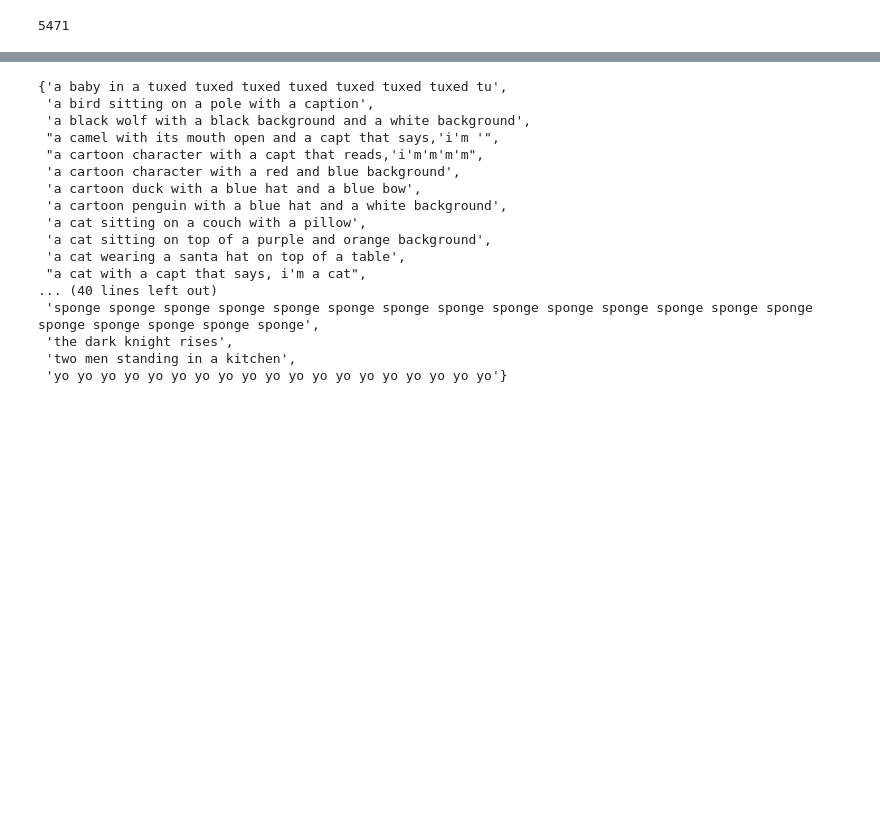
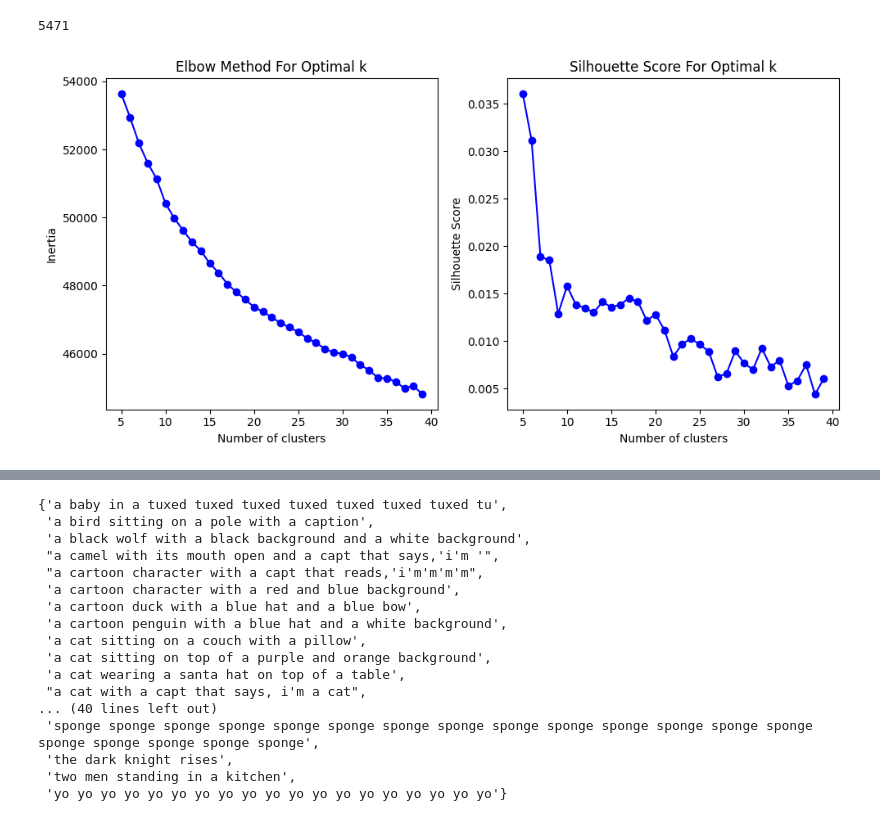
Before and after one commit to nursaltyn/meme_caption_generator, a Jupyter notebook: img_captioning_2.ipynb, the cells around one changed output, grey strips where cells are left out. Drawn from its saved outputs; the diff is of its cells as text; code cells hidden in the pictures; blank space fills up the shorter version.

```diff
--- a/img_captioning_2.ipynb
+++ b/img_captioning_2.ipynb
@@ -591,6 +589,6 @@ dict_keys(['Y U No', 'Bad Luck Brian', 'Willy Wonka', 'The Most Interesting Man
 import pandas as pd
 from collections import Counter
 # %%
-df = pd.read_csv("/Users/nursulusagimbayeva/Downloads/BMW_intern_GenAI_coding_task/meme_caption_generator/memes_900k_files/sentiments_captions.csv")
+df = pd.read_csv("memes_900k_files/sentiments_captions.csv")
 # %%
 df_angry = df[df['sentiments']=='angry']
@@ -666,3 +685,6 @@ len(brace_yourselves_processed)
 embeddings_brace_yourselves = get_bert_embeddings(brace_yourselves_processed, tokenizer, model)
 # %%
 np.savez('embeddings_brace_yourselves.npz')
+# %%
+documents = brace_yourselves_processed
+embeddings = embeddings_brace_yourselves
@@ -668,0 +695,84 @@ np.savez('embeddings_brace_yourselves.npz')
+# %%
+# Elbow Method to determine optimal number of clusters
+inertia = []
+silhouette_scores = []
+K = range(5, 40)
+for k in K:
+    km = KMeans(n_clusters=k, random_state=42)
+    km.fit(embeddings)
+    inertia.append(km.inertia_)
+    silhouette_scores.append(silhouette_score(embeddings, km.labels_))
+
+# Plotting the Elbow Method results
+plt.figure(figsize=(10, 5))
+plt.subplot(1, 2, 1)
+plt.plot(K, inertia, 'bo-')
+plt.xlabel('Number of clusters')
+plt.ylabel('Inertia')
+plt.title('Elbow Method For Optimal k')
+
+# Plotting the Silhouette Scores
+plt.subplot(1, 2, 2)
+plt.plot(K, silhouette_scores, 'bo-')
+plt.xlabel('Number of clusters')
+plt.ylabel('Silhouette Score')
+plt.title('Silhouette Score For Optimal k')
+plt.tight_layout()
+plt.show()
+
+# Choose the optimal number of clusters based on the plots
+optimal_clusters = 2  # Assume this based on the elbow method and silhouette score
+
+# Clustering using KMeans with optimal number of clusters
+km = KMeans(n_clusters=optimal_clusters, random_state=42)
+clusters = km.fit_predict(embeddings)
+
+# Access cluster centers
+cluster_centers = km.cluster_centers_
+
+# Dimensionality Reduction using PCA
+pca = PCA(n_components=2)
+reduced_embeddings_pca = pca.fit_transform(embeddings)
+reduced_cluster_centers_pca = pca.transform(cluster_centers)
+
+# Dimensionality Reduction using t-SNE (with perplexity less than number of samples)
+tsne = TSNE(n_components=2, perplexity=2, random_state=42)
+reduced_embeddings_tsne = tsne.fit_transform(embeddings)
+reduced_cluster_centers_tsne = tsne.fit_transform(cluster_centers)
+
+# Create a DataFrame for plotting
+plot_df_pca = pd.DataFrame({
+    'x': reduced_embeddings_pca[:, 0],
+    'y': reduced_embeddings_pca[:, 1],
+    'Cluster': clusters,
+    'Document': documents
+})
+
+plot_df_tsne = pd.DataFrame({
+    'x': reduced_embeddings_tsne[:, 0],
+    'y': reduced_embeddings_tsne[:, 1],
+    'Cluster': clusters,
+    'Document': documents
+})
+
+# Function to plot clusters with centers
+def plot_clusters_with_centers(plot_df, centers, title):
+    plt.figure(figsize=(10, 7))
+    scatter = plt.scatter(plot_df['x'], plot_df['y'], c=plot_df['Cluster'], cmap='viridis', label='Documents')
+    plt.scatter(centers[:, 0], centers[:, 1], s=200, c='red', marker='X', label='Cluster Centers')
+    plt.title(title)
+    plt.xlabel('Component 1')
+    plt.ylabel('Component 2')
+    plt.colorbar(scatter, label='Cluster')
+    for i, doc in enumerate(plot_df['Document']):
+        plt.annotate(doc, (plot_df['x'][i], plot_df['y'][i]))
+    plt.legend()
+    plt.show()
+
+# Plot PCA clusters with centers
+plot_clusters_with_centers(plot_df_pca, reduced_cluster_centers_pca, "PCA Clustering of Documents with Centers")
+
+# Plot t-SNE clusters with centers
+plot_clusters_with_centers(plot_df_tsne, reduced_cluster_centers_tsne, "t-SNE Clustering of Documents with Centers")
+# %% [output]
+[figure, added]
```
Also changed, not shown: parts of 23 cells of this notebook, 7 other files.
